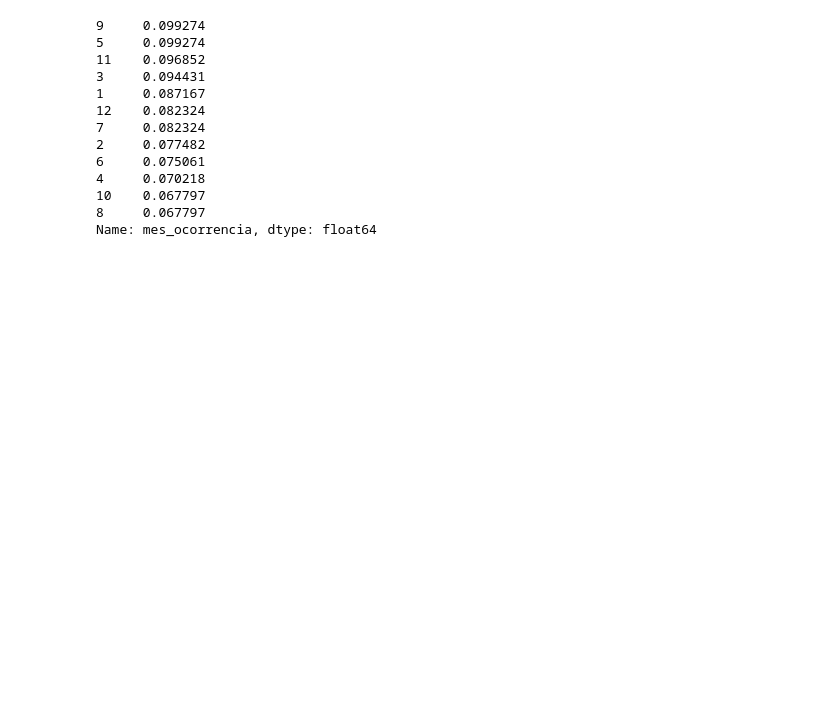
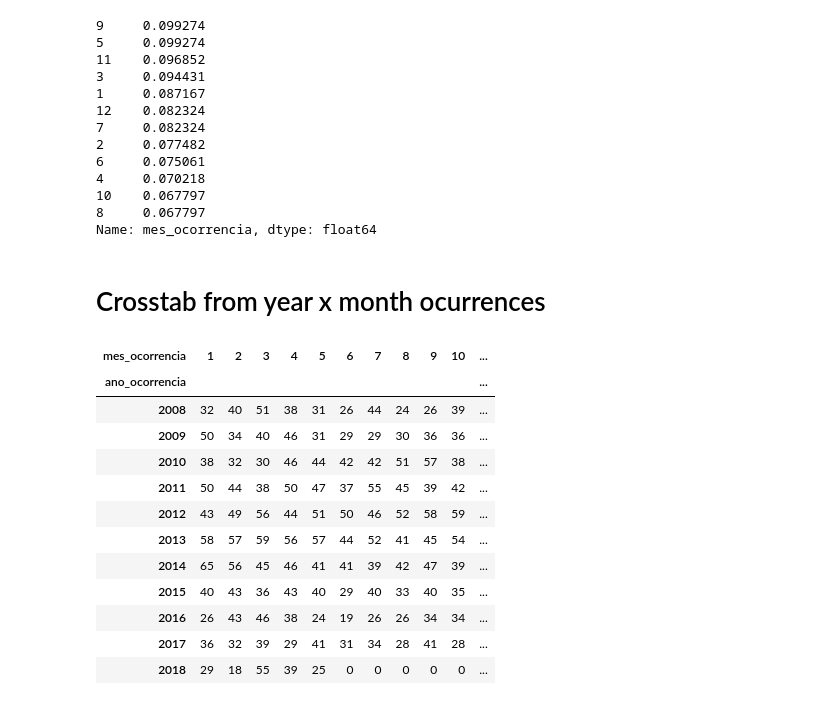
Before and after one commit to Guilehm/notebooks, a Jupyter notebook: airplanes_occurrences.ipynb, the cells around one changed output. Cells and saved outputs as stored; diff of their text form; code cells hidden in the pictures; blank space fills up the shorter version.

Commit message:
Crosstab from year x month ocurrences

```diff
--- a/airplanes_occurrences.ipynb
+++ b/airplanes_occurrences.ipynb
@@ -381,3 +381,21 @@ df[df.ano_ocorrencia == 2017].mes_ocorrencia.value_counts(normalize=True)
 10    0.067797
 8     0.067797
 Name: mes_ocorrencia, dtype: float64
+# %% [markdown]
+# Crosstab from year x month ocurrences
+# %%
+pd.crosstab(df.ano_ocorrencia, df.mes_ocorrencia)
+# %% [output]
+| mes_ocorrencia | 1 | 2 | 3 | 4 | 5 | 6 | 7 | 8 | 9 | 10 | ... |
+| ano_ocorrencia |  |  |  |  |  |  |  |  |  |  | ... |
+| 2008 | 32 | 40 | 51 | 38 | 31 | 26 | 44 | 24 | 26 | 39 | ... |
+| 2009 | 50 | 34 | 40 | 46 | 31 | 29 | 29 | 30 | 36 | 36 | ... |
+| 2010 | 38 | 32 | 30 | 46 | 44 | 42 | 42 | 51 | 57 | 38 | ... |
+| 2011 | 50 | 44 | 38 | 50 | 47 | 37 | 55 | 45 | 39 | 42 | ... |
+| 2012 | 43 | 49 | 56 | 44 | 51 | 50 | 46 | 52 | 58 | 59 | ... |
+| 2013 | 58 | 57 | 59 | 56 | 57 | 44 | 52 | 41 | 45 | 54 | ... |
+| 2014 | 65 | 56 | 45 | 46 | 41 | 41 | 39 | 42 | 47 | 39 | ... |
+| 2015 | 40 | 43 | 36 | 43 | 40 | 29 | 40 | 33 | 40 | 35 | ... |
+| 2016 | 26 | 43 | 46 | 38 | 24 | 19 | 26 | 26 | 34 | 34 | ... |
+| 2017 | 36 | 32 | 39 | 29 | 41 | 31 | 34 | 28 | 41 | 28 | ... |
+| 2018 | 29 | 18 | 55 | 39 | 25 | 0 | 0 | 0 | 0 | 0 | ... |
```
